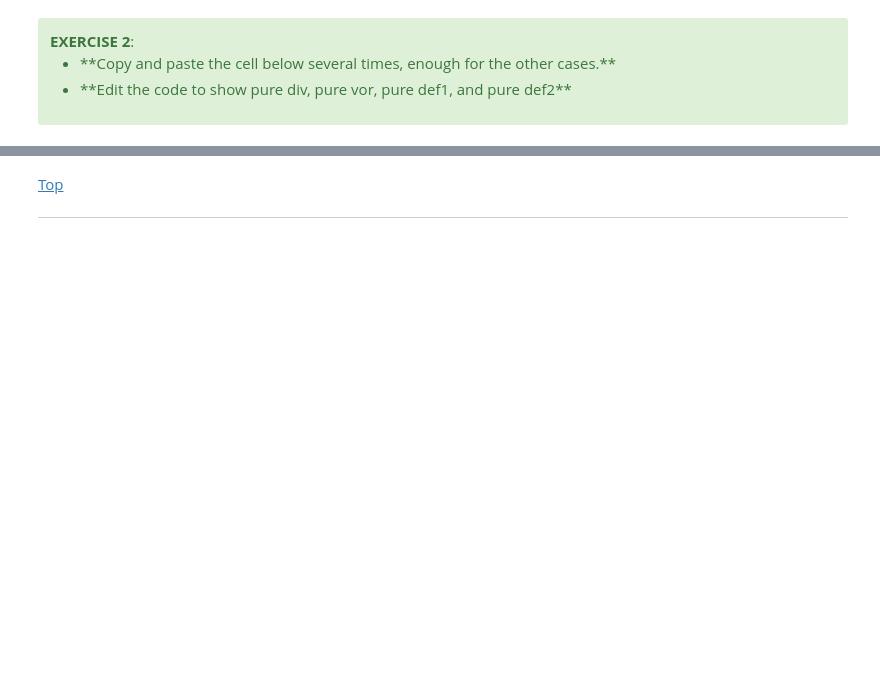
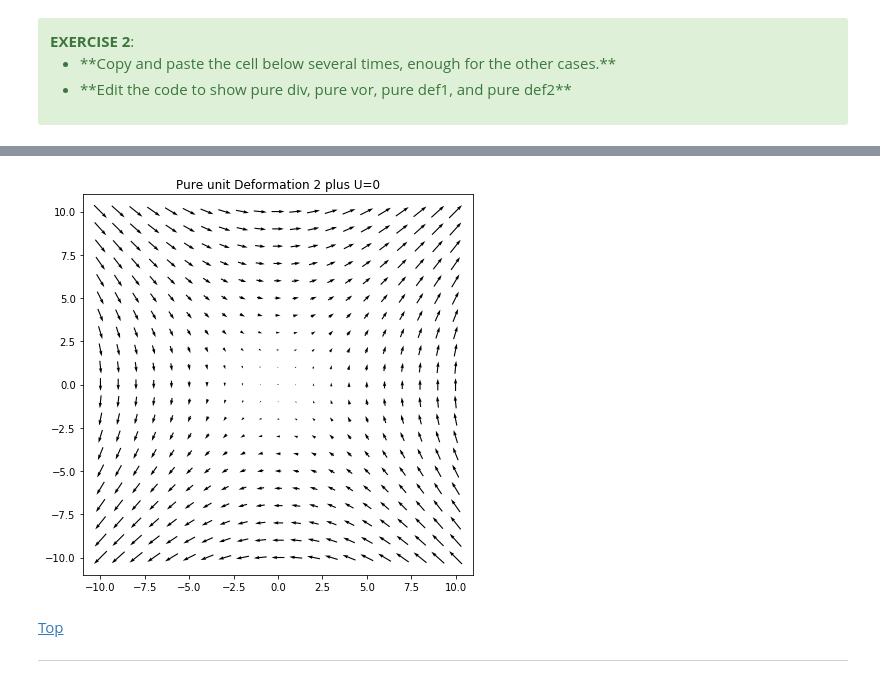
Before and after one commit to lblbug/ATM651_IntroAtmDynamics, a Jupyter notebook: Unit1-Terminology_and_Tools/HW/Kinematics_pure-python_Looney.ipynb, the cells around one changed output, grey strips where cells are left out. Saved outputs shown, nothing was run; the diff lists cells and outputs as text; code cells hidden in the pictures; blank space fills up the shorter version.

```diff
--- a/Unit1-Terminology_and_Tools/HW/Kinematics_pure-python_Looney.ipynb
+++ b/Unit1-Terminology_and_Tools/HW/Kinematics_pure-python_Looney.ipynb
@@ -110,3 +140,18 @@ plt.show()
+# %%
+# Define the display field udisp,vdisp and give it a label.
+# Edit-> Copy and paste this cell, then adjust the top 2 lines for the other cases
+
+udisp,vdisp = 0*uU + udef2, 0*vU + vdef2
+label = 'Pure unit Deformation 2 plus U=0'
+
+
+# Display the vector field as arrows, CENTERED ON the point they apply to
+fig, ax = plt.subplots(figsize=(7,7))
+plt.quiver(x, y, udisp, vdisp, pivot='mid')
+plt.title(label)
+plt.show()
+# %% [output]
+[figure, added]
 # %% [markdown]
 <a href="#top">Top</a>
 <hr style="height:2px;">
```
Also changed, not shown: parts of 16 cells of this notebook.
